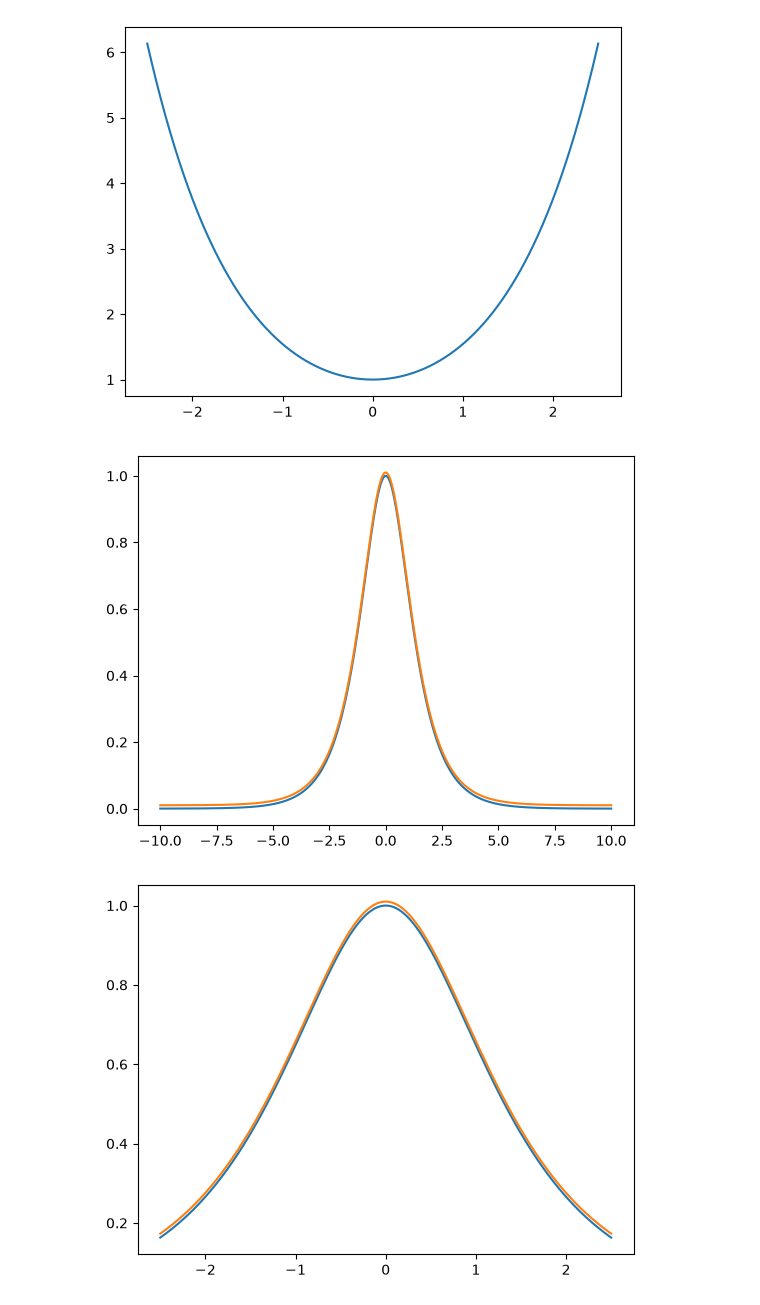
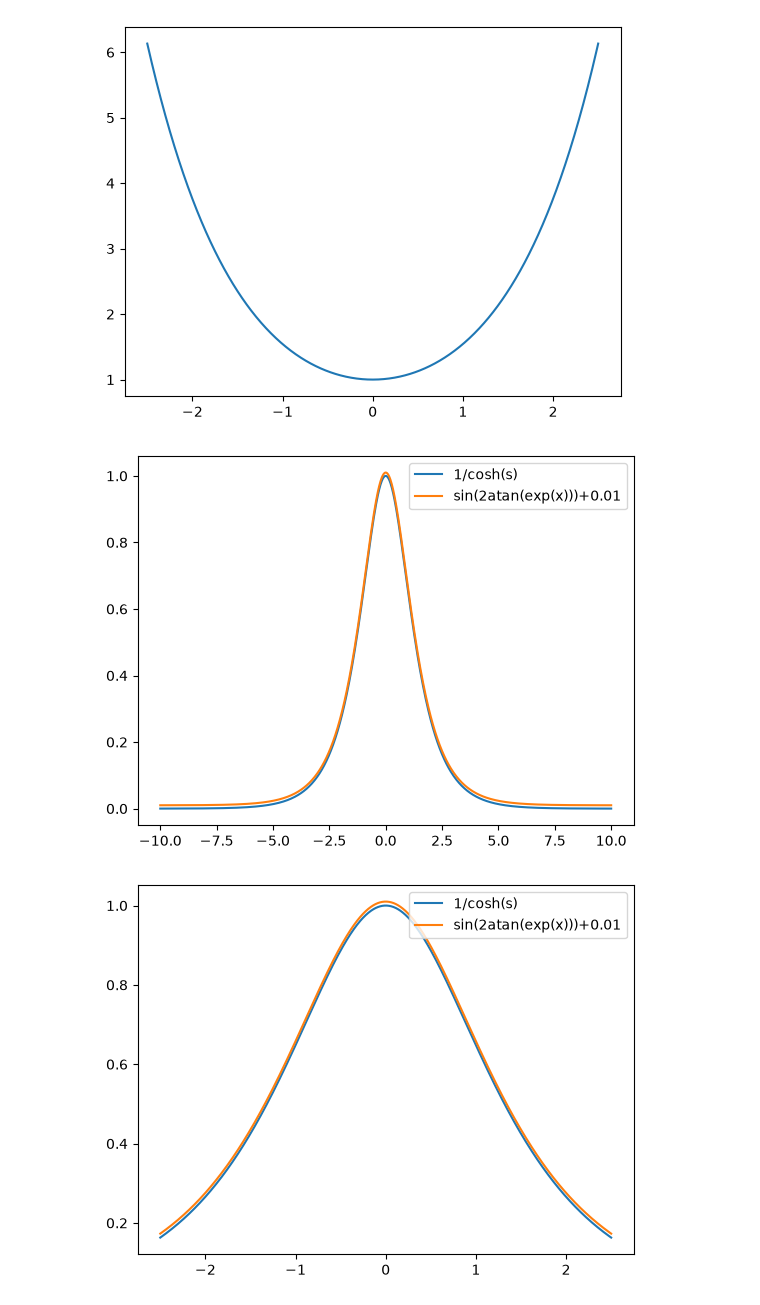
Before and after one commit to VinInn/pyTools, a Jupyter notebook: FunApprox.ipynb, the cells around one changed output. Drawn from its saved outputs; the diff is of its cells as text; code cells hidden in the pictures.

```diff
--- a/FunApprox.ipynb
+++ b/FunApprox.ipynb
@@ -29,29 +53,31 @@ plt.show()
 # %%
 xs = np.linspace(-10, 10, 1000)
 ys = 1./np.cosh(xs)
 zs = np.sin(2*np.atan(np.exp(xs))) + 0.01
 
-plt.plot(xs, ys)
-plt.plot(xs, zs)
+plt.plot(xs, ys,label='1/cosh(s)')
+plt.plot(xs, zs,label='sin(2atan(exp(x)))+0.01')
+plt.legend(loc='upper right')
 plt.show()
 
 
 xs = np.linspace(-2.5, 2.5, 1000)
 ys = 1./np.cosh(xs)
 zs = np.sin(2*np.atan(np.exp(xs))) + 0.01
 
-plt.plot(xs, ys)
-plt.plot(xs, zs)
+plt.plot(xs, ys,label='1/cosh(s)')
+plt.plot(xs, zs,label='sin(2atan(exp(x)))+0.01')
+plt.legend(loc='upper right')
 plt.show()
 
 fs = np.float32(1)/np.cosh(np.float32(xs))
 plt.plot(xs, ys-fs)
 plt.show()
 plt.plot(xs, (fs-ys)/ys)
 plt.show()
 # %% [output]
-[figure, old version]
+[figure, new version]
-[figure, old version]
+[figure, new version]
 [figure]
 [figure]
 # %%
```
Also changed, not shown: parts of 10 cells of this notebook.
